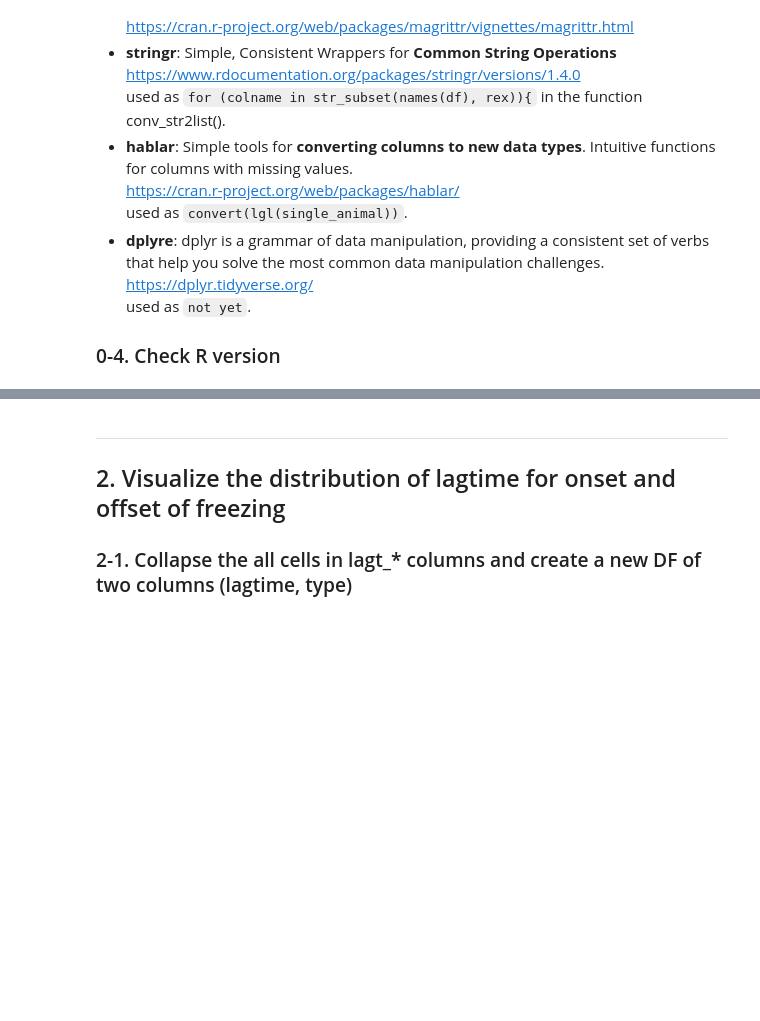
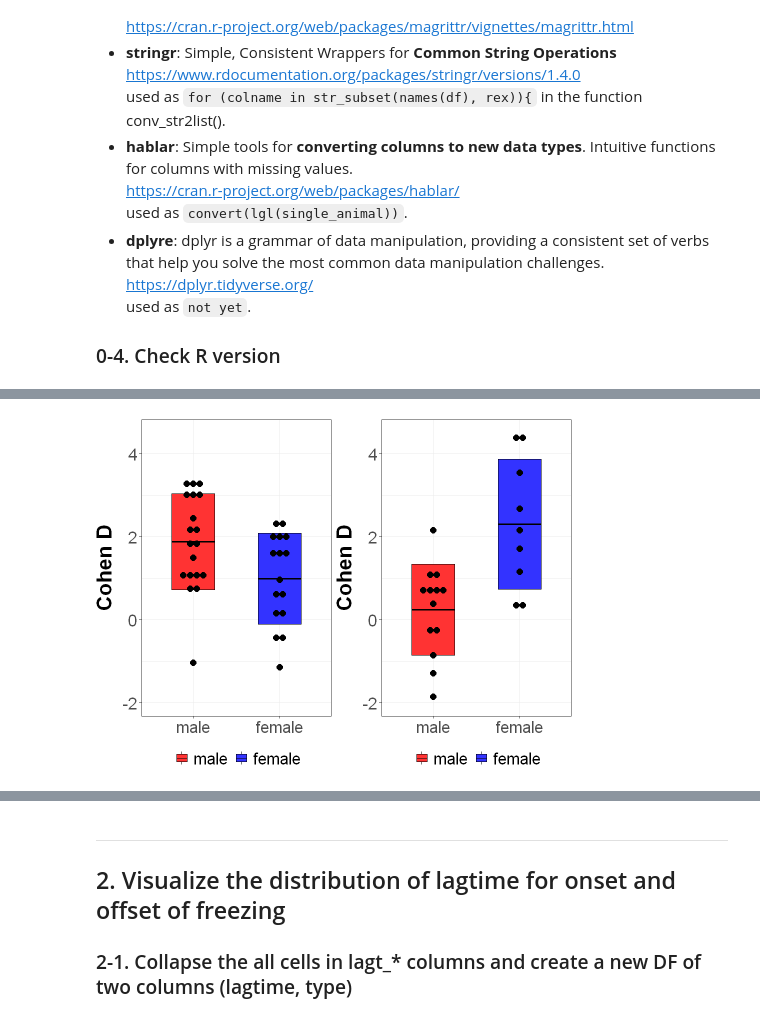
Before and after one commit to wataruito/synchro_freeze, a Jupyter notebook: 03r_analysis.ipynb, the cells around one changed output, grey strips where cells are left out. Saved outputs shown, nothing was run; the diff lists cells and outputs as text; code cells hidden in the pictures; blank space fills up the shorter version.

```diff
--- a/03r_analysis.ipynb
+++ b/03r_analysis.ipynb
@@ -265,0 +281,13 @@ A tibble: 2 × 24
+# %%
+df.set1 <- subset(df,
+                  single_animal==FALSE &
+                  is.na(infusion_hpc) &
+                  is.na(infusion_pfc) &
+                  familiarity=='familiar' &
+                  lighting =='visible' &
+                  partition==FALSE &
+                  exclude==FALSE)
+
+#######################################
+# Display summary
+dis_summary(df.set1)
@@ -265,0 +316,3 @@ A tibble: 2 × 24
+# %%
+df.set1 <- within(df.set1, sex <- factor(sex, levels = c("male","female")))
+df.set1 <- within(df.set1, stress <- factor(stress, levels = c("no_stress","stress")))
@@ -265,0 +349,71 @@ A tibble: 2 × 24
+# %%
+box_plot <- function(df.input, x1_col_label, y_col_label, x2_col_label, x2_col_value, yaxis_label){
+    #######################################################
+    # parameters to adjust graph
+    # graph width x hight
+#     plot_width = 8
+#     plot_hight = 6
+
+    # dotplot
+    dp_binwidth=0.2
+    dp_dotsize=0.8
+
+    # y limits
+    ylim1 = -2
+    ylim2 = 4.5
+    #######################################################
+
+    # get column name
+    x1 <- names(df.input)[which (colnames(df.input)==x1_col_label)]
+    x2 <- names(df.input)[which (colnames(df.input)==x2_col_label)]
+    y <- names(df.input)[which (colnames(df.input)==y_col_label)]
+
+    # set the size of final plot
+    # options(repr.plot.width=plot_width, repr.plot.height=plot_hight)
+
+    # set data frame and axes
+    ggp.output <- ggplot(df.input[df.input[,x2]==x2_col_value,], aes_string(x=x1, y=y, fill=x1))+
+        # add boxplot with mean and SEM (MeanSEM) or SD (MeanSD).
+        # stat_summary(fun.data=MeanSEM, geom="boxplot", colour="black", width=0.6)+
+        stat_summary(fun.data=MeanSD, geom="boxplot", colour="black", width=0.5)+
+        # Dotplot
+        geom_dotplot(binaxis='y', stackdir='center', binwidth=dp_binwidth, dotsize=dp_dotsize, fill='black')+
+        # y axis label
+        labs(y=yaxis_label)+
+        # Limit y axis range
+        ylim(c(ylim1, ylim2))+
+
+    # Remainings are all the same. No need to modify.
+        # Change filling color for box
+        scale_fill_manual(values=c("#FF3333", "#3333FF"))+
+        # Change theme. Look at "Complete themes" above.
+        theme_bw()+
+        # Control of axes
+        theme(
+            axis.title.x = element_blank(),
+            axis.title.y = element_text(size=25,vjust=2,face='bold'),
+            axis.text=element_text(size=20))+
+        # Control of legend
+        theme(
+            #legend.position = "none",
+            legend.position = 'bottom',
+            legend.direction = "horizontal",
+            #legend.title = element_text(size=20,face='bold'),
+            legend.title = element_blank(),
+            legend.text=element_text(size=20))
+
+    return(ggp.output)
+}
+
+out1_1 = box_plot(df.set1, "sex","cohen_d", "stress", "no_stress","Cohen D")
+out1_2 = box_plot(df.set1, "sex","cohen_d", "stress", "stress","Cohen D")
+
+# plot the two plots
+# set the size of final plot, width x hight
+plot_width = 8
+plot_hight = 6
+options(repr.plot.width=plot_width, repr.plot.height=plot_hight)
+
+ggarrange(out1_1, out1_2, ncol=2)
+# %% [output]
+[figure, added]
```
Also changed, not shown: parts of 60 cells of this notebook, 1 other file.
